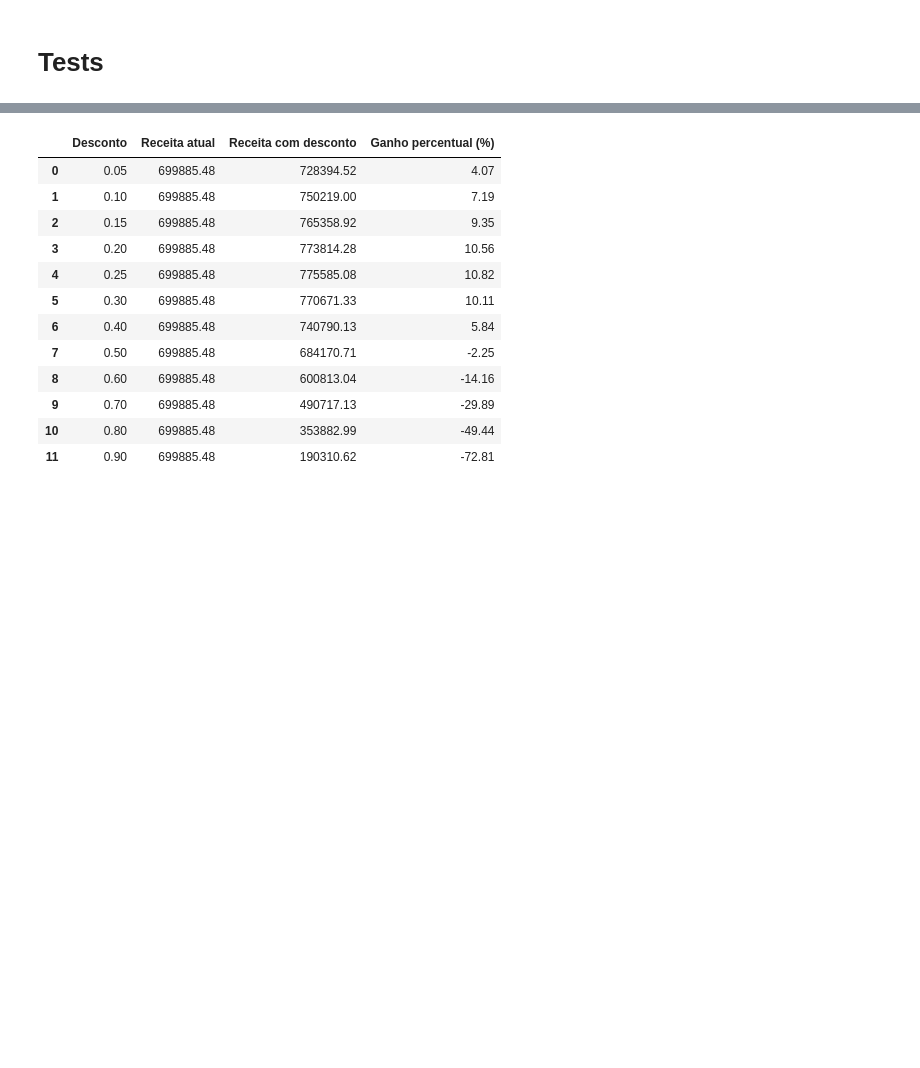
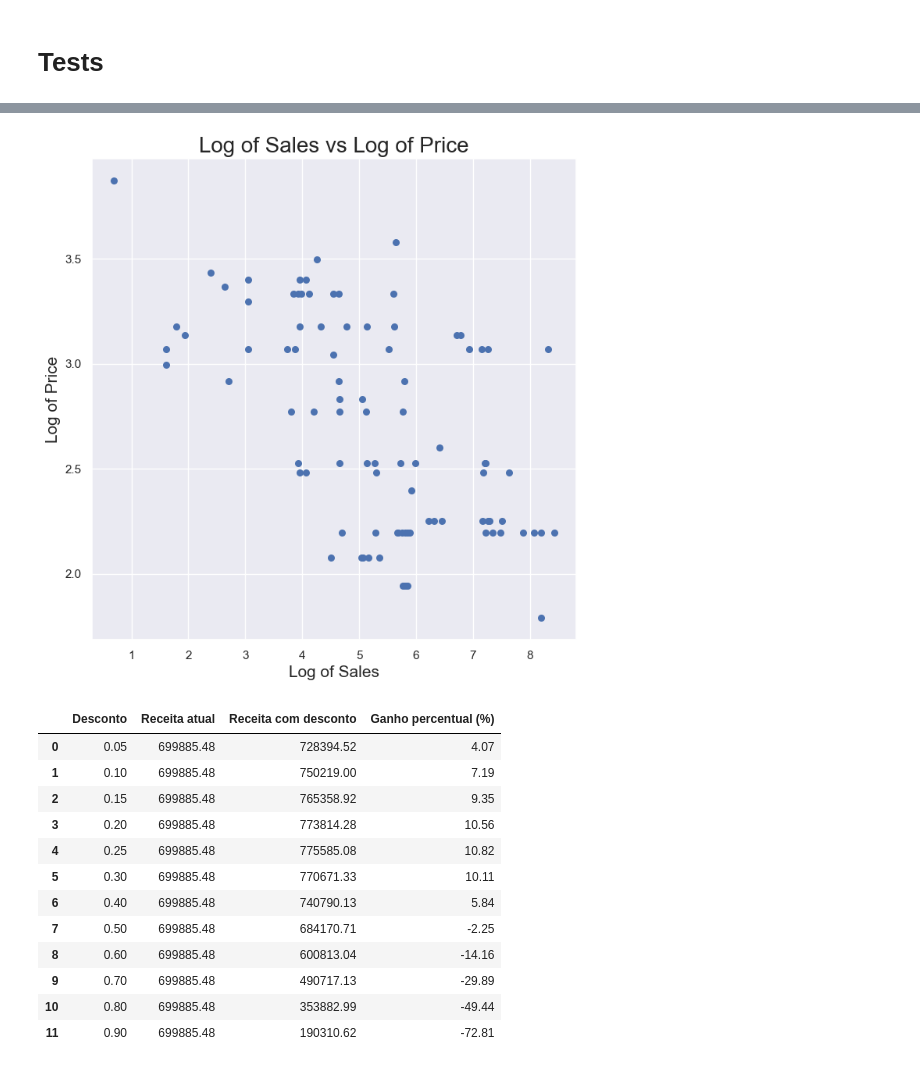
Before and after one commit to jvictorjordao/Projeto-BiblioTech-Insights, a Jupyter notebook: EDA.ipynb, the cells around one changed output, grey strips where cells are left out. Saved outputs shown, nothing was run; the diff lists cells and outputs as text; code cells hidden in the pictures; blank space fills up the shorter version.

```diff
--- a/EDA.ipynb
+++ b/EDA.ipynb
@@ -685,3 +1002,13 @@ Elaticidade: -1.91
+# %%
+sns.set()
+fig_static = plt.figure(figsize=(8, 8))
+plt.scatter(test['log_sales'], test['log_price'], s=30)
+plt.ylabel('Log of Price', fontsize=15)
+plt.xlabel('Log of Sales', fontsize=15)
+plt.title('Log of Sales vs Log of Price', fontsize=20)
+plt.show()
+# %% [output]
+[figure, added]
 # %%
 descontos = [0.05, 0.1, 0.15, 0.2, 0.25, 0.3, 0.4, 0.5, 0.6, 0.7, 0.8, 0.9]
 
```
Also changed, not shown: parts of 36 cells of this notebook, 1 other file.
